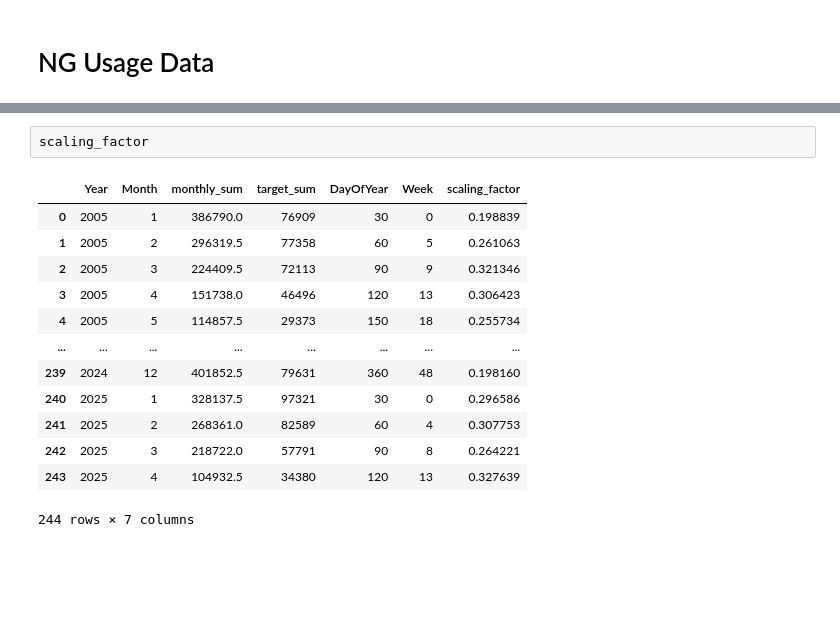
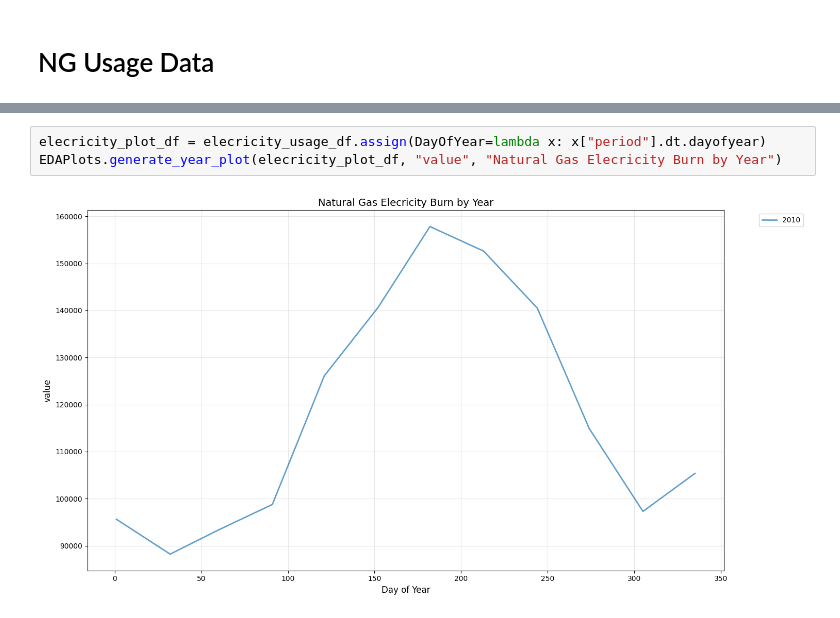
Before and after one commit to JCalago02/Nat-Gas-Model, a Jupyter notebook: notebooks/features.ipynb, the cells around one changed output, grey strips where cells are left out. Cells and saved outputs as stored; diff of their text form; blank space fills up the shorter version.

```diff
--- a/notebooks/features.ipynb
+++ b/notebooks/features.ipynb
@@ -201,16 +110,5 @@ EDAPlots.generate_year_plot(merged_df_with_scaling, "value", "Natural Gas Usage
-# %%
-scaling_factor
-# %% [output]
-|  | Year | Month | monthly_sum | target_sum | DayOfYear | Week | scaling_factor |
-| 0 | 2005 | 1 | 386790.0 | 76909 | 30 | 0 | 0.198839 |
-| 1 | 2005 | 2 | 296319.5 | 77358 | 60 | 5 | 0.261063 |
-| 2 | 2005 | 3 | 224409.5 | 72113 | 90 | 9 | 0.321346 |
-| 3 | 2005 | 4 | 151738.0 | 46496 | 120 | 13 | 0.306423 |
-| 4 | 2005 | 5 | 114857.5 | 29373 | 150 | 18 | 0.255734 |
-| ... | ... | ... | ... | ... | ... | ... | ... |
-| 239 | 2024 | 12 | 401852.5 | 79631 | 360 | 48 | 0.198160 |
-| 240 | 2025 | 1 | 328137.5 | 97321 | 30 | 0 | 0.296586 |
-| 241 | 2025 | 2 | 268361.0 | 82589 | 60 | 4 | 0.307753 |
-| 242 | 2025 | 3 | 218722.0 | 57791 | 90 | 8 | 0.264221 |
-| 243 | 2025 | 4 | 104932.5 | 34380 | 120 | 13 | 0.327639 |
-244 rows × 7 columns
+# %%
+elecricity_plot_df = elecricity_usage_df.assign(DayOfYear=lambda x: x["period"].dt.dayofyear)
+EDAPlots.generate_year_plot(elecricity_plot_df, "value", "Natural Gas Elecricity Burn by Year")
+# %% [output]
+[figure, added]
```
Also changed, not shown: parts of 15 cells of this notebook, 2 other files.
